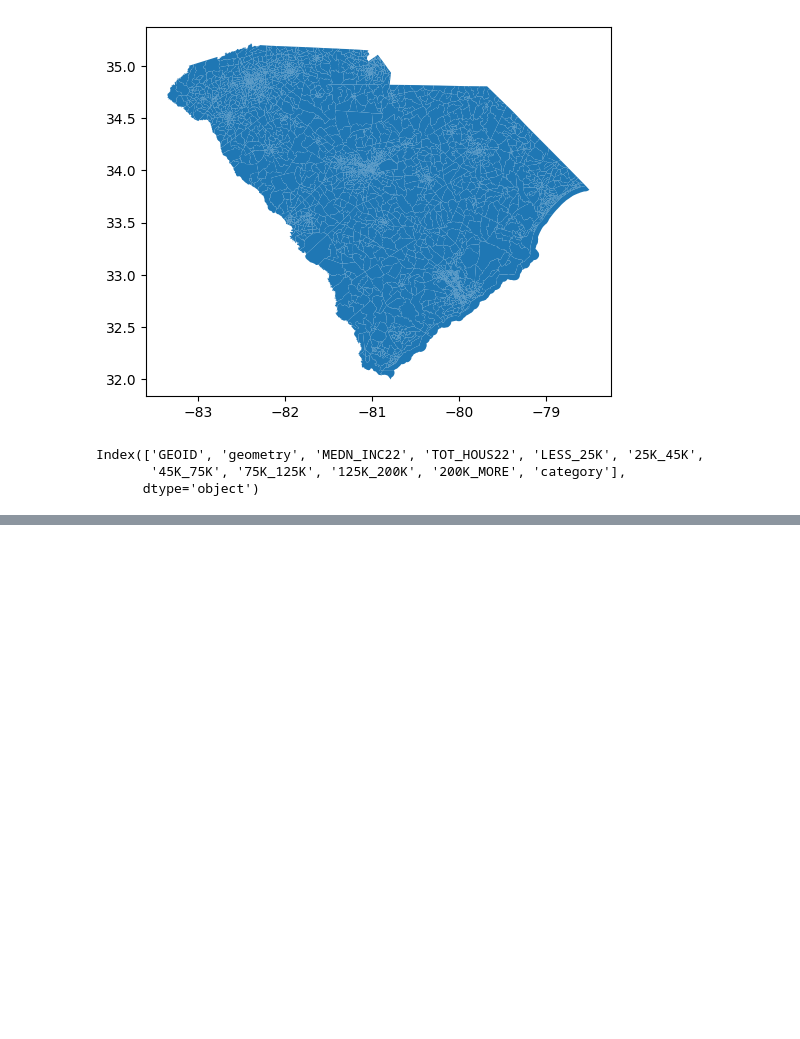
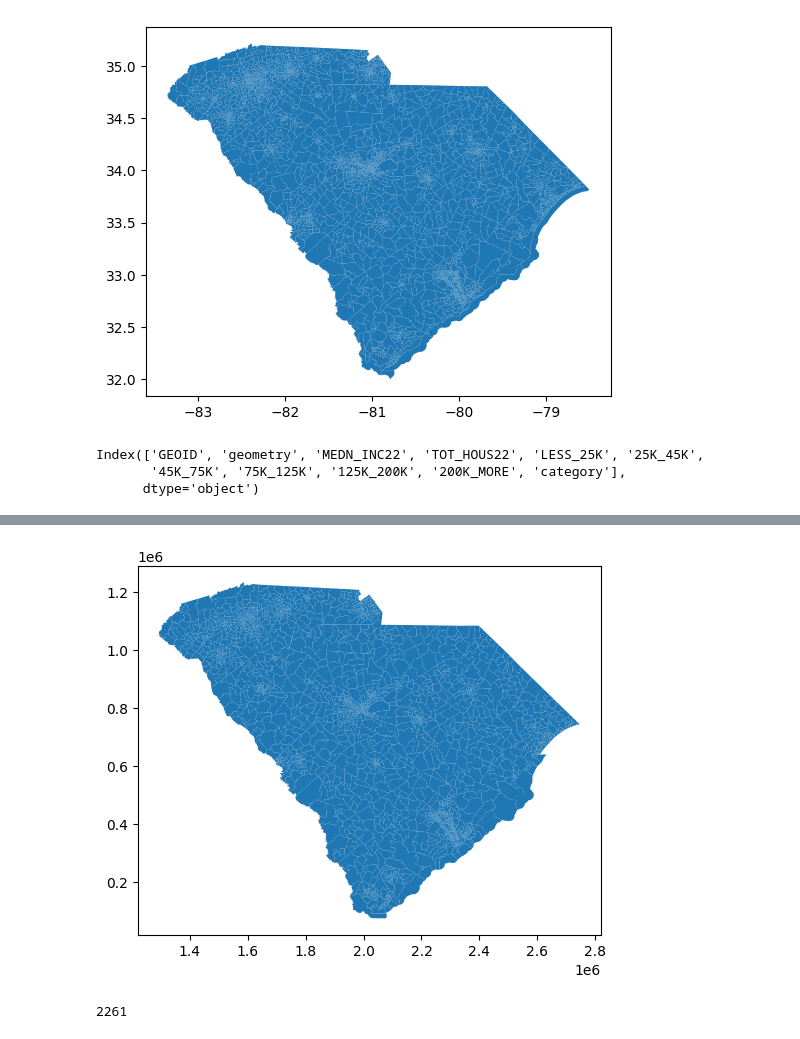
Before and after one commit to SBU-CSE-416/votifier, a Jupyter notebook: server/data/preprocess_census_block.ipynb, the cells around one changed output, grey strips where cells are left out. Saved outputs shown, nothing was run; the diff lists cells and outputs as text; code cells hidden in the pictures; blank space fills up the shorter version.

```diff
--- a/server/data/preprocess_census_block.ipynb
+++ b/server/data/preprocess_census_block.ipynb
@@ -246,0 +226,5 @@ print(precincts_gdf.head())
+# %%
+print(economic_gdf.crs)
+print(precincts_gdf.crs)
+economic_gdf['geometry'] = economic_gdf['geometry'].buffer(0)
+precincts_gdf['geometry'] = precincts_gdf['geometry'].buffer(0)
@@ -246,0 +239,20 @@ print(precincts_gdf.head())
+# %%
+assignment = maup.assign(economic_gdf, precincts_gdf)
+variables = ['MEDN_INC22', 'TOT_HOUS22', 'LESS_25K', '25K_45K',
+             '45K_75K', '75K_125K', '125K_200K', '200K_MORE']
+precincts_gdf[variables] = economic_gdf[variables].groupby(assignment).sum()
+# %%
+weighted_sum = (economic_gdf['MEDN_INC22'] * economic_gdf['TOT_HOUS22']).groupby(assignment).sum()
+total_households = economic_gdf['TOT_HOUS22'].groupby(assignment).sum()
+precincts_gdf['MEDN_INC22'] = weighted_sum / total_households
+# %%
+precincts_gdf = precincts_gdf.fillna(0)
+# %%
+precincts_gdf.plot()
+plt.show()
+# %% [output]
+[figure, added]
+# %%
+print(len(precincts_gdf))
+# %% [output]
+2261
```
Also changed, not shown: parts of 18 cells of this notebook.
